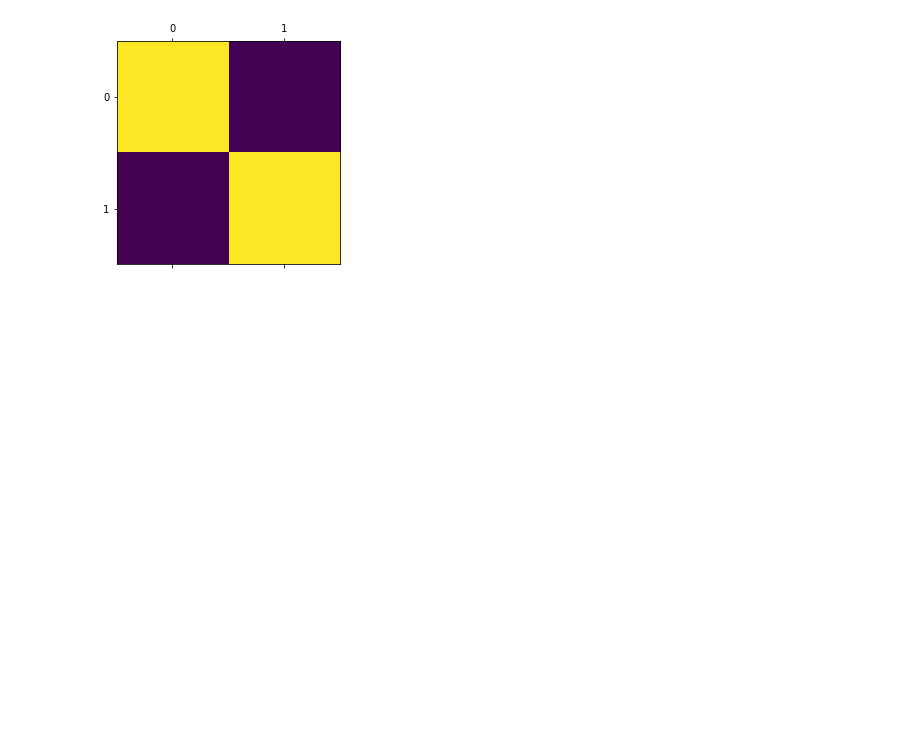
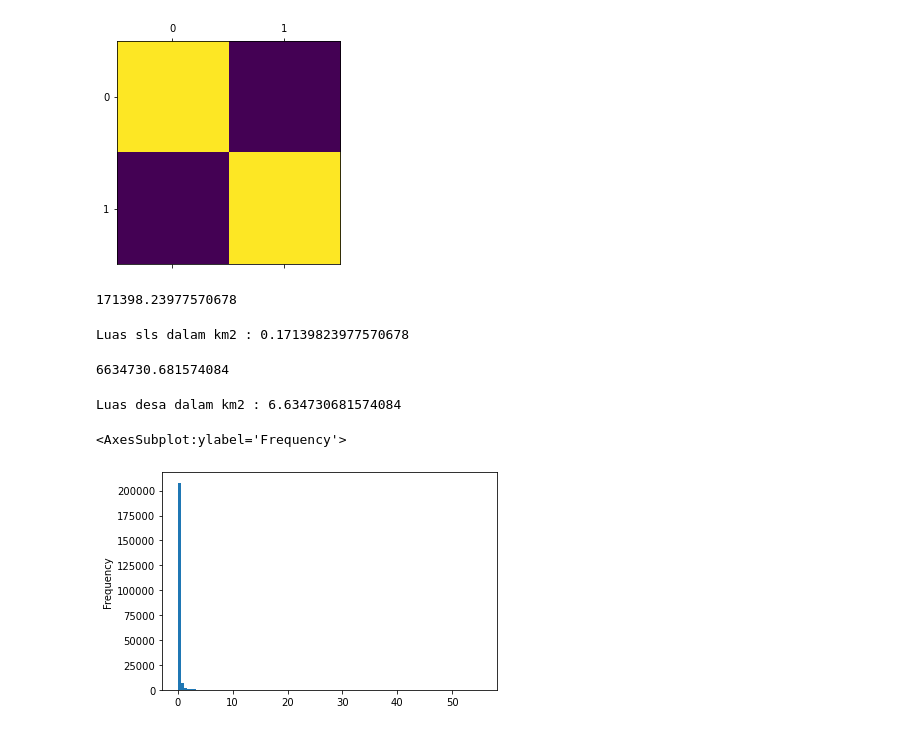
Before and after one commit to jodijhourandas/deepdesa, a Jupyter notebook: jumlahkeluarga/02. run_pop_sentinel_sls.ipynb, the cells around one changed output. Cells and saved outputs as stored; diff of their text form; code cells hidden in the pictures; blank space fills up the shorter version.

```diff
--- a/jumlahkeluarga/02. run_pop_sentinel_sls.ipynb
+++ b/jumlahkeluarga/02. run_pop_sentinel_sls.ipynb
@@ -1079,3 +1020,11 @@ df.plot(kind='scatter', x='luas',y='jk',color = 'Green',label ='f')
 # %% [output]
 <matplotlib.image.AxesImage at 0x...>
 [figure]
+# %%
+sls.luas.mean()
+# %% [output]
+171398.23977570678
+# %%
+print("Luas sls dalam km2 :",0.17139823977570678437)
+# %% [output]
+Luas sls dalam km2 : 0.17139823977570678
@@ -1081,0 +1035,14 @@ df.plot(kind='scatter', x='luas',y='jk',color = 'Green',label ='f')
+# %%
+desa.luas.mean()
+# %% [output]
+6634730.681574084
+# %%
+print("Luas desa dalam km2 :",6.6347306815740836328)
+# %% [output]
+Luas desa dalam km2 : 6.634730681574084
+# %%
+sls["luaskm"] = sls.luas*1e-6
+sls.luaskm.plot(kind = "hist", bins = 100)
+# %% [output]
+<AxesSubplot:ylabel='Frequency'>
+[figure, added]
```
Also changed, not shown: parts of 116 cells of this notebook, 31 other files.
